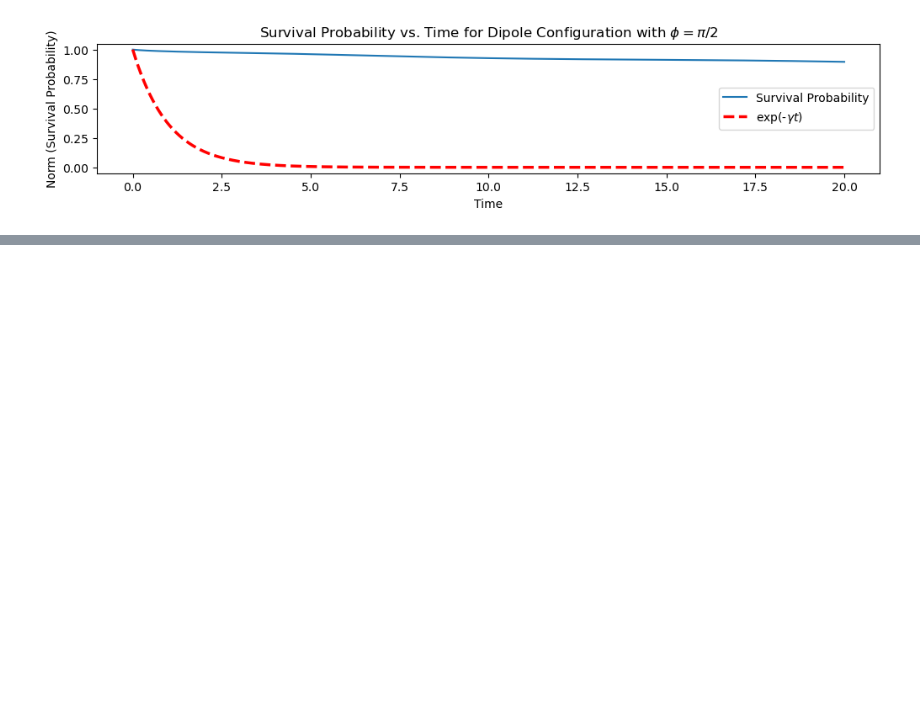
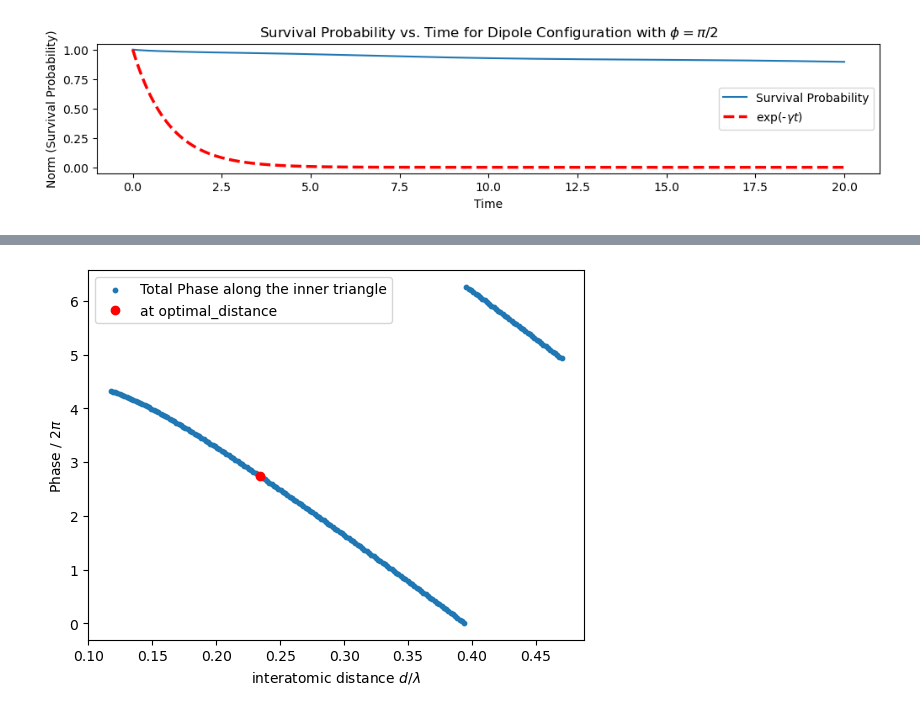
Before and after one commit to LBPhysics/GIT_Code_BA, a Jupyter notebook: Continuation/Qutip/New_Topology.ipynb, the cells around one changed output, grey strips where cells are left out. Drawn from its saved outputs; the diff is of its cells as text; code cells hidden in the pictures; blank space fills up the shorter version.

Commit message:
What I did: Jetzt Phase-dependance als svg

```diff
--- a/Continuation/Qutip/New_Topology.ipynb
+++ b/Continuation/Qutip/New_Topology.ipynb
@@ -395,4 +389,38 @@ plt.show()
 [figure]
 [figure]
 # %%
-# Aus dem nachstehenden kann ich leider nur schließen, dass es physikalischer nicht gut geht
+def total_phase(distance, dipoles):
+    dist_in = distance
+    dist_ext = fixed_dist_ext
+    H = H_eff(distance_in = dist_in, distance_ext = dist_ext, dipoles=dipoles, lam=fixed_lam, gamma=fixed_gamma)
+    return (np.angle(H[N//3 - 1 , N//3]) +
+            np.angle(H[N//3, 2*N//3]) +
+            np.angle(H[2*N//3, N//3 - 1]))
+
+def total_phases(distances, dipoles):
+    total_ps = np.zeros((len(distances)))
+    for i, distance in enumerate(tqdm(distances, desc='Iteration')):
+        total_ps[i] = total_phase(distance, dipoles)
+    return total_ps
+dist_0   = fixed_dist_in / 2
+dist_max = 2 * fixed_dist_in
+dist_size = 200
+dists  = np.linspace(dist_0, dist_max, dist_size)
+
+phases = total_phases(dists, dipoles)
+# %%
+# Plot der Phasen über die Distanzen
+fig, ax = plt.subplots()
+ax.scatter(dists, phases % (2 * np.pi), s=10, label=r'Total Phase along the inner triangle')  # Smaller circles
+plt.plot(optimized_distance_in, total_phases([optimized_distance_in], dipoles)[0] % (2*np.pi), 'ro', label='at optimal_distance')
+
+#plt.axvline(x=dist_0, color='r', linestyle='--', label=r'$0.5 \times \text{fixed\_dist\_in}$')
+#plt.axvline(x=dist_max, color='b', linestyle='--', label=r'$2 \times \text{fixed\_dist\_in}$')
+plt.xlabel(r'interatomic distance $d / \lambda$')
+plt.ylabel(r'Phase / $2\pi$')
+#plt.title(f'Phase of off-diagonal entries of H over distance for $\\phi$')
+plt.legend()
+plt.show()
+fig.savefig("phases_plot.svg", format='svg')
+# %% [output]
+[figure, added]
```
Also changed, not shown: parts of 2 cells of this notebook, 1 other file.
